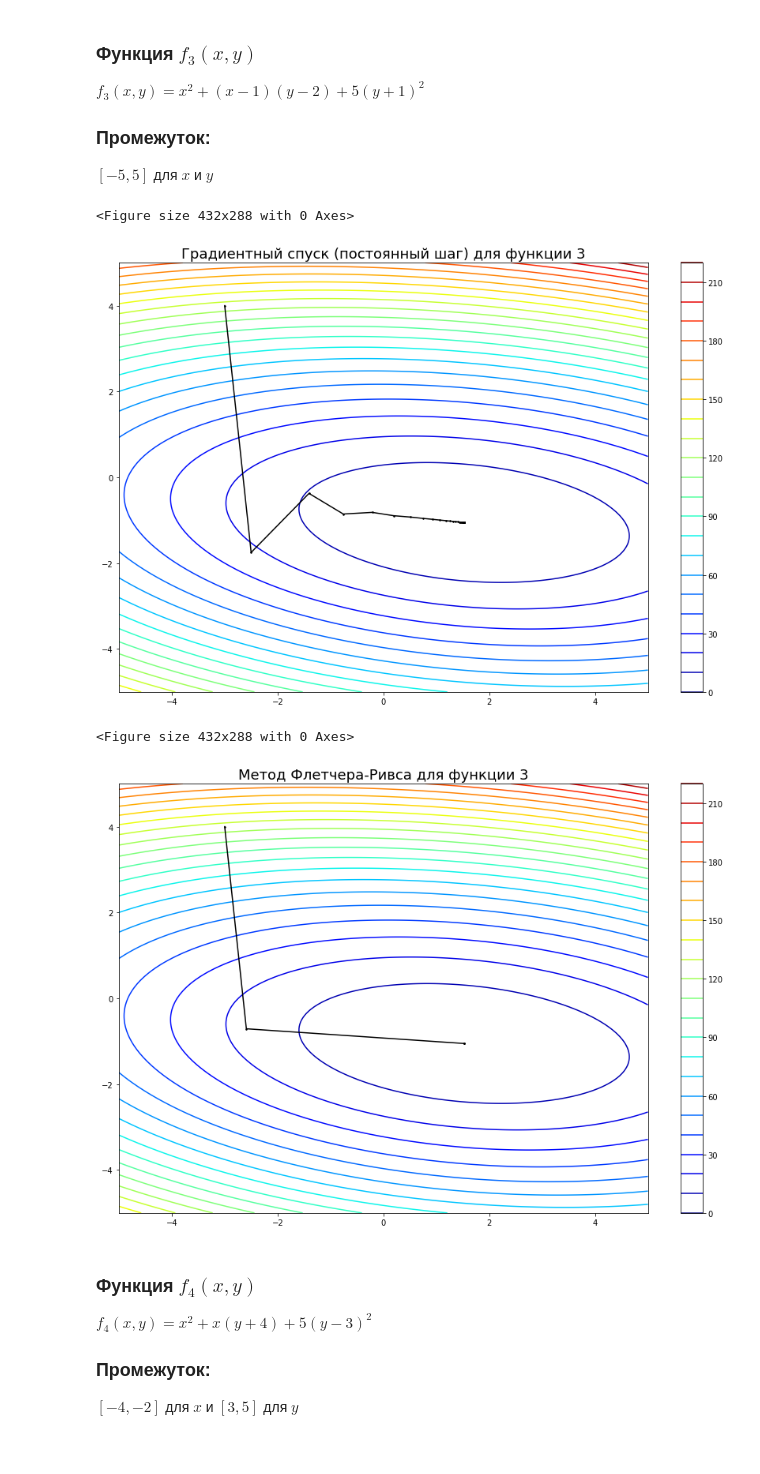
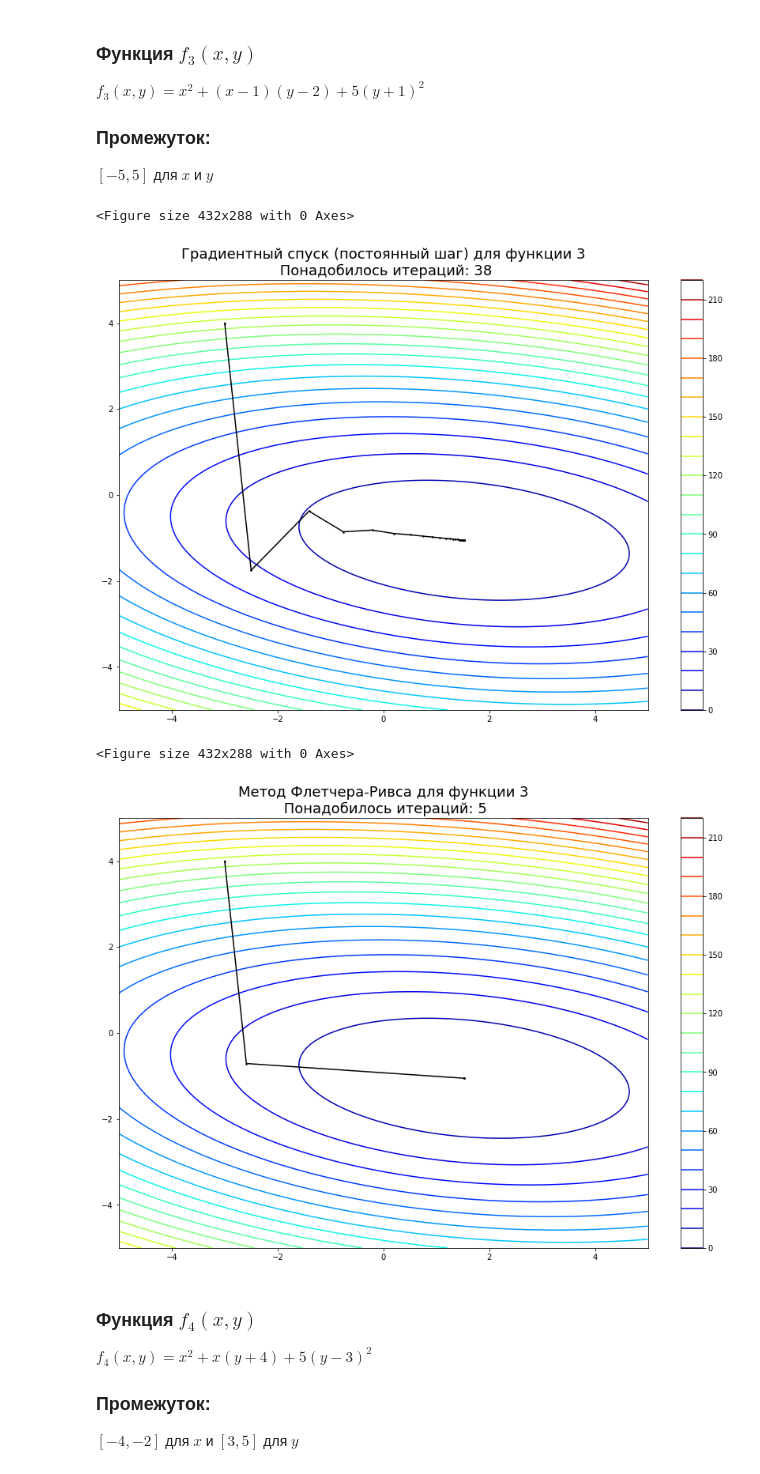
Before and after one commit to Ar4eR-ValerA/AppliedMath.IIISem, a Jupyter notebook: Lab2/visualization.ipynb, the cells around one changed output. Saved outputs shown, nothing was run; the diff lists cells and outputs as text; code cells hidden in the pictures.

```diff
--- a/Lab2/visualization.ipynb
+++ b/Lab2/visualization.ipynb
@@ -92,16 +92,16 @@ $f_3(x, y) = x^2 +(x-1)(y-2)+5(y+1)^2$
 $[-5, 5]$ для $x$ и $y$
 # %%
 res = gradient_descent(o3, np.array([-3, 4]), t1, 0.0001, max_iter=1000, max_alpha=1, exit_clause="argument")[1]
-visualize(o3, (-5, 5), (-5, 5), res, "Градиентный спуск (постоянный шаг) для функции 3")
+visualize(o3, (-5, 5), (-5, 5), res, "Градиентный спуск (постоянный шаг) для функции 3\n Понадобилось итераций: " + str(len(res)))
 # %% [output]
 <Figure size 432x288 with 0 Axes>
-[figure, old version]
+[figure, new version]
 # %%
 res = fletcher_reeves(o3, np.array([-3, 4]), t3, 0.00001, 0.00015, 20, 10)[1]
-visualize(o3, (-5, 5), (-5, 5), res, "Метод Флетчера-Ривса для функции 3")
+visualize(o3, (-5, 5), (-5, 5), res, "Метод Флетчера-Ривса для функции 3\n Понадобилось итераций: " + str(len(res)))
 # %% [output]
 <Figure size 432x288 with 0 Axes>
-[figure, old version]
+[figure, new version]
 # %% [markdown]
 ### Функция $f_4(x, y)$
 $f_4(x, y) = x^2+x(y+4)+5(y-3)^2$
```
Also changed, not shown: parts of 6 cells of this notebook, 2 other files.
